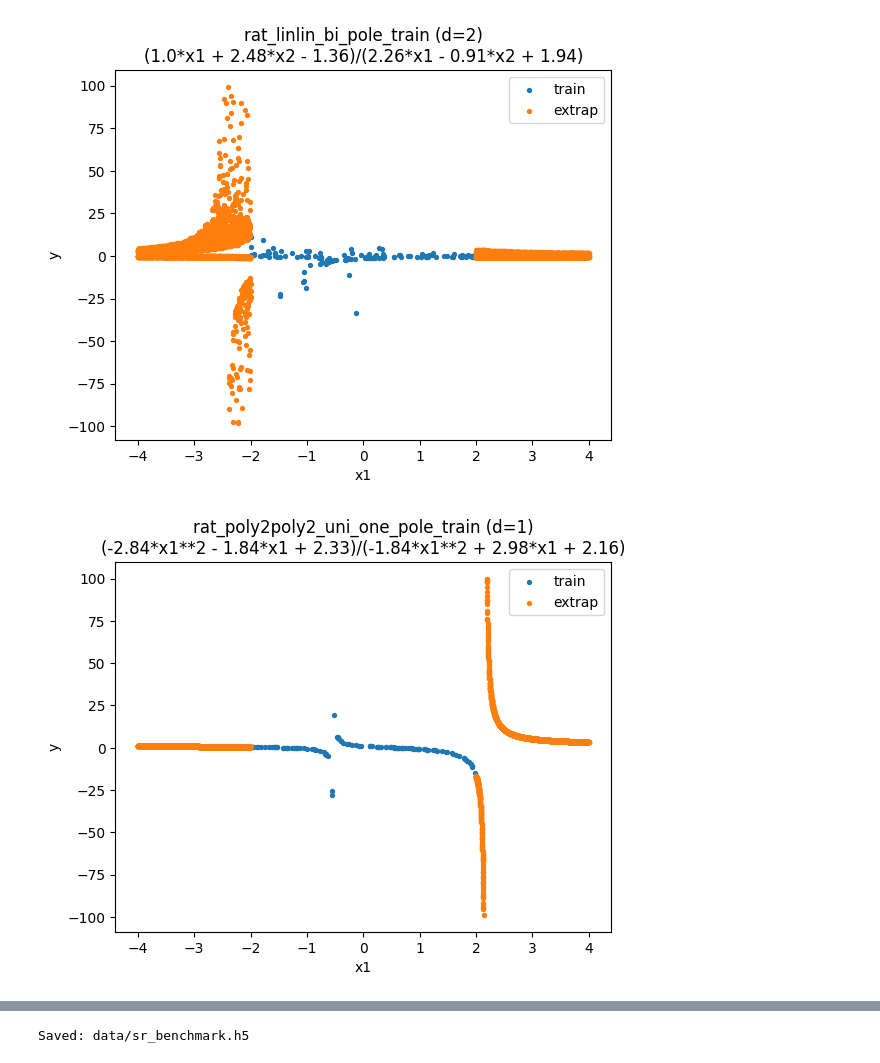
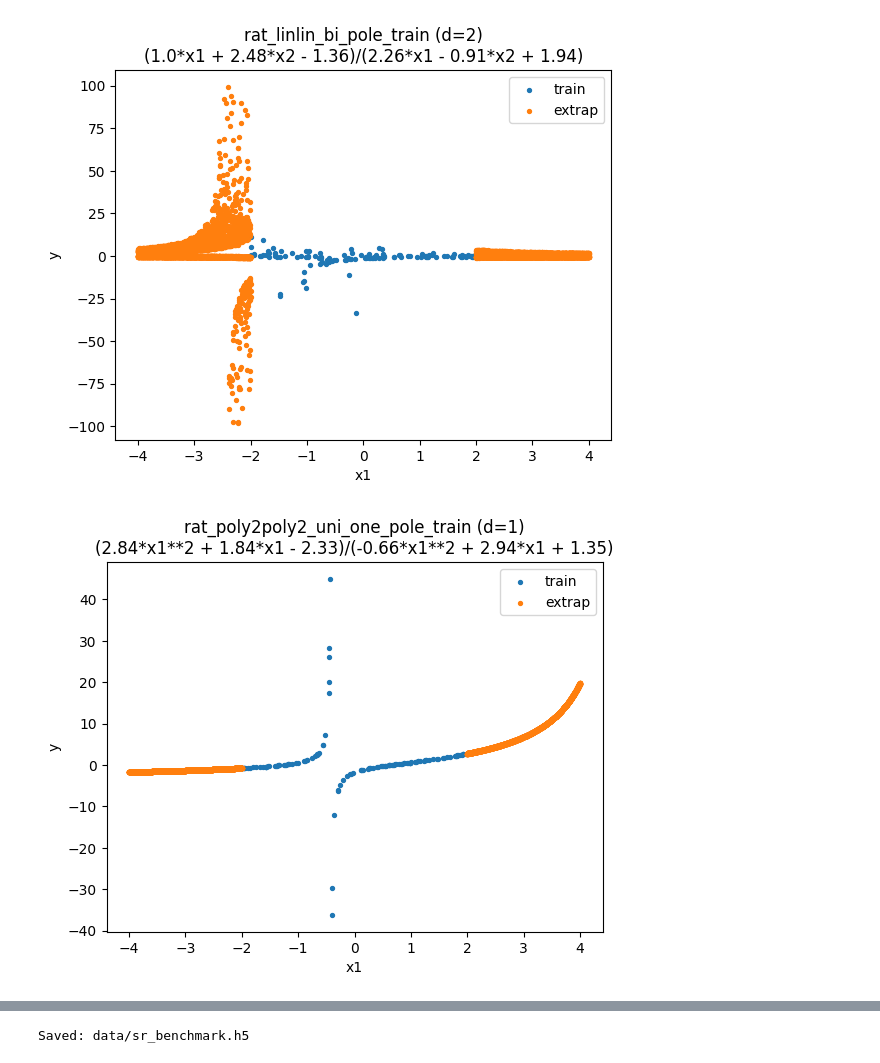
Before and after one commit to seregagarmaev/ComplexEQL, a Jupyter notebook: 1.1. Prepare benchmark expressions.ipynb, the cells around one changed output, grey strips where cells are left out. Saved outputs shown, nothing was run; the diff lists cells and outputs as text; code cells hidden in the pictures.

```diff
--- a/1.1. Prepare benchmark expressions.ipynb
+++ b/1.1. Prepare benchmark expressions.ipynb
@@ -52,6 +52,20 @@ def _eval_expr_numpy(expr: sp.Expr, xs: List[sp.Symbol], X: np.ndarray) -> np.nd
 def _accept_mask(y: np.ndarray, y_abs_max: float) -> np.ndarray:
     y = np.asarray(y, dtype=np.float64).reshape(-1)
     return np.isfinite(y) & (np.abs(y) <= y_abs_max)
+
+
+# -----------------------------
+# NEW: extrapolation-domain pole check helpers
+# -----------------------------
+def _root_in_interval(r: float, lo: float, hi: float) -> bool:
+    return lo <= r <= hi
+
+
+def _root_in_extrap_domain(r: float, cfg: DataCFG) -> bool:
+    return (
+        _root_in_interval(r, cfg.extrap_a_low, cfg.extrap_a_high)
+        or _root_in_interval(r, cfg.extrap_b_low, cfg.extrap_b_high)
+    )
 
 
 def _rand_poly2_expanded_two_roots_in_train(
@@ -117,7 +131,7 @@ def _sample_and_eval_until_n(
     n_target: int,
     d: int,
     sampler: Callable[[int, int], np.ndarray],
-    y_abs_max: float = 100,
+    y_abs_max: float = 1e2,
 ) -> Tuple[np.ndarray, np.ndarray]:
     X_acc: List[np.ndarray] = []
     y_acc: List[np.ndarray] = []
@@ -190,6 +204,9 @@ def _rand_poly2_1d(rng: np.random.RandomState, cfg: DataCFG, x1: sp.Symbol) -> s
     )
 
 
+# -----------------------------
+# MODIFIED: now also forbids poles in extrapolation domain
+# -----------------------------
 def _rand_lin_1d_one_pole_in_train_expanded(rng: np.random.RandomState, cfg: DataCFG, x1: sp.Symbol) -> sp.Expr:
     dec = cfg.coeff_decimals
     L, H = cfg.train_low, cfg.train_high
@@ -199,13 +216,23 @@ def _rand_lin_1d_one_pole_in_train_expanded(rng: np.random.RandomState, cfg: Dat
         b = _coef(rng, cfg)
         if abs(a) < 1e-12:
             continue
+
         r = -b / a
-        if L <= r <= H:
-            return sp.expand(_float2(a, dec) * x1 + _float2(b, dec))
 
-    raise RuntimeError("Could not sample 1D linear denominator with a pole in the training domain.")
+        if not (L <= r <= H):
+            continue
+
+        if _root_in_extrap_domain(r, cfg):
+            continue
+
+        return sp.expand(_float2(a, dec) * x1 + _float2(b, dec))
+
+    raise RuntimeError("Could not sample 1D linear denominator with a pole in training and no poles in extrapolation.")
 
 
+# -----------------------------
+# MODIFIED: now also forbids poles in extrapolation domain
+# -----------------------------
 def _rand_poly2_1d_one_pole_in_train_expanded(rng: np.random.RandomState, cfg: DataCFG, x1: sp.Symbol) -> sp.Expr:
     dec = cfg.coeff_decimals
     L, H = cfg.train_low, cfg.train_high
@@ -229,13 +256,21 @@ def _rand_poly2_1d_one_pole_in_train_expanded(rng: np.random.RandomState, cfg: D
         in1 = (L <= r1 <= H)
         in2 = (L <= r2 <= H)
 
-        if in1 ^ in2:
-            q = _float2(a, dec) * x1**2 + _float2(b, dec) * x1 + _float2(c, dec)
-            return sp.expand(q)
+        if not (in1 ^ in2):
+            continue
 
-    raise RuntimeError("Could not sample 1D poly2 denominator with exactly one pole in the training domain.")
+        if _root_in_extrap_domain(r1, cfg) or _root_in_extrap_domain(r2, cfg):
+            continue
+
+        q = _float2(a, dec) * x1**2 + _float2(b, dec) * x1 + _float2(c, dec)
+        return sp.expand(q)
+
+    raise RuntimeError("Could not sample 1D poly2 denominator with exactly one pole in training and no poles in extrapolation.")
 
 
+# -----------------------------
+# MODIFIED: now also forbids poles in extrapolation domain
+# -----------------------------
 def _rand_poly2_1d_two_poles_in_train_expanded(rng, cfg, x1):
     dec = cfg.coeff_decimals
 
@@ -259,14 +294,21 @@ def _rand_poly2_1d_two_poles_in_train_expanded(rng, cfg, x1):
         r2 = (-b + sD) / (2.0 * a)
         r_lo, r_hi = (r1, r2) if r1 <= r2 else (r2, r1)
 
-        if L <= r_lo and r_hi <= H:
-            q = _float2(a, dec) * x1**2 + _float2(b, dec) * x1 + _float2(c, dec)
-            return sp.expand(q)
+        if not (L <= r_lo and r_hi <= H):
+            continue
 
-    raise RuntimeError("Could not sample 1D poly2 denominator with two poles in [-1, 1].")
+        if _root_in_extrap_domain(r1, cfg) or _root_in_extrap_domain(r2, cfg):
+            continue
+
+        q = _float2(a, dec) * x1**2 + _float2(b, dec) * x1 + _float2(c, dec)
+        return sp.expand(q)
+
+    raise RuntimeError("Could not sample 1D poly2 denominator with two poles in training and no poles in extrapolation.")
 
 
-def _rand_parabola_poly2_2d_in_train_expanded(rng: np.random.RandomState, cfg: DataCFG, x1: sp.Symbol, x2: sp.Symbol) -> sp.Expr:
+def _rand_parabola_poly2_2d_in_train_expanded(
+    rng: np.random.RandomState, cfg: DataCFG, x1: sp.Symbol, x2: sp.Symbol
+) -> sp.Expr:
     dec = cfg.coeff_decimals
     return _rand_poly2_2d(rng, cfg, x1, x2)
 
@@ -431,9 +473,9 @@ if __name__ == "__main__":
 [figure]
 [figure]
 [figure]
 [figure]
 [figure]
 [figure]
 [figure]
 [figure]
-[figure, old version]
+[figure, new version]
```
Also changed, not shown: parts of 1 cell of this notebook, 6 other files.
